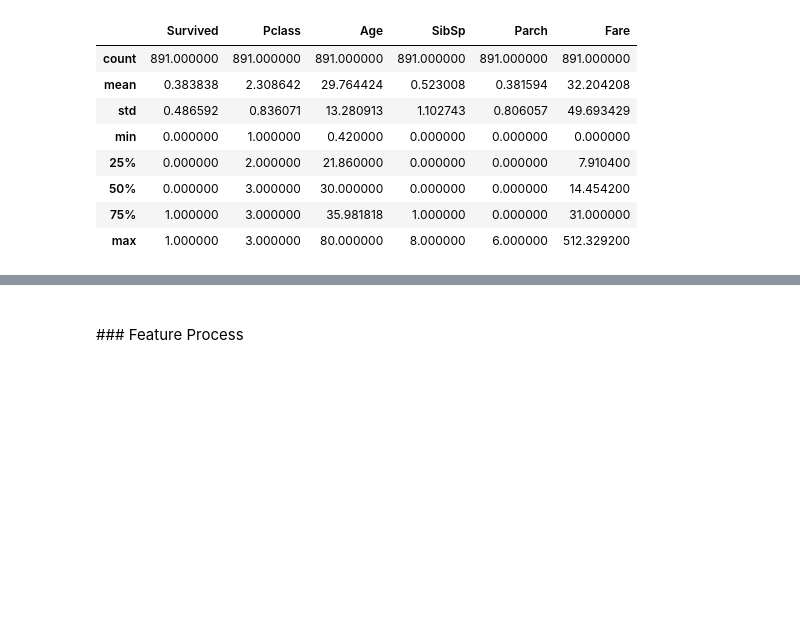
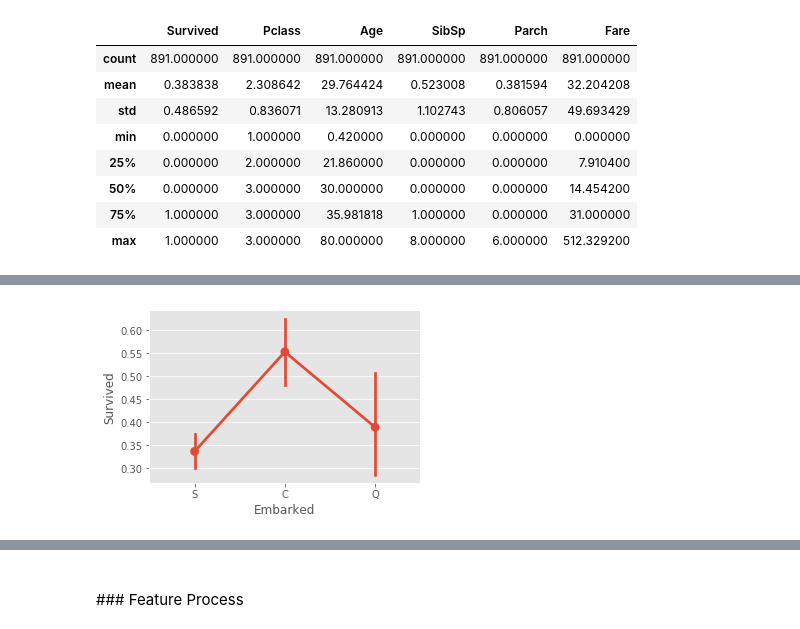
Before and after one commit to bethtseng/titanic, a Jupyter notebook: titanic.ipynb, the cells around one changed output, grey strips where cells are left out. Drawn from its saved outputs; the diff is of its cells as text; code cells hidden in the pictures; blank space fills up the shorter version.

```diff
--- a/titanic.ipynb
+++ b/titanic.ipynb
@@ -259,0 +284,7 @@ df.describe()
+# %%
+sns.factorplot('Embarked','Survived',data=df)
+fig=plt.gcf()
+fig.set_size_inches(5,3)
+plt.show()
+# %% [output]
+[figure, added]
```
Also changed, not shown: parts of 45 cells of this notebook, 1 other file.
